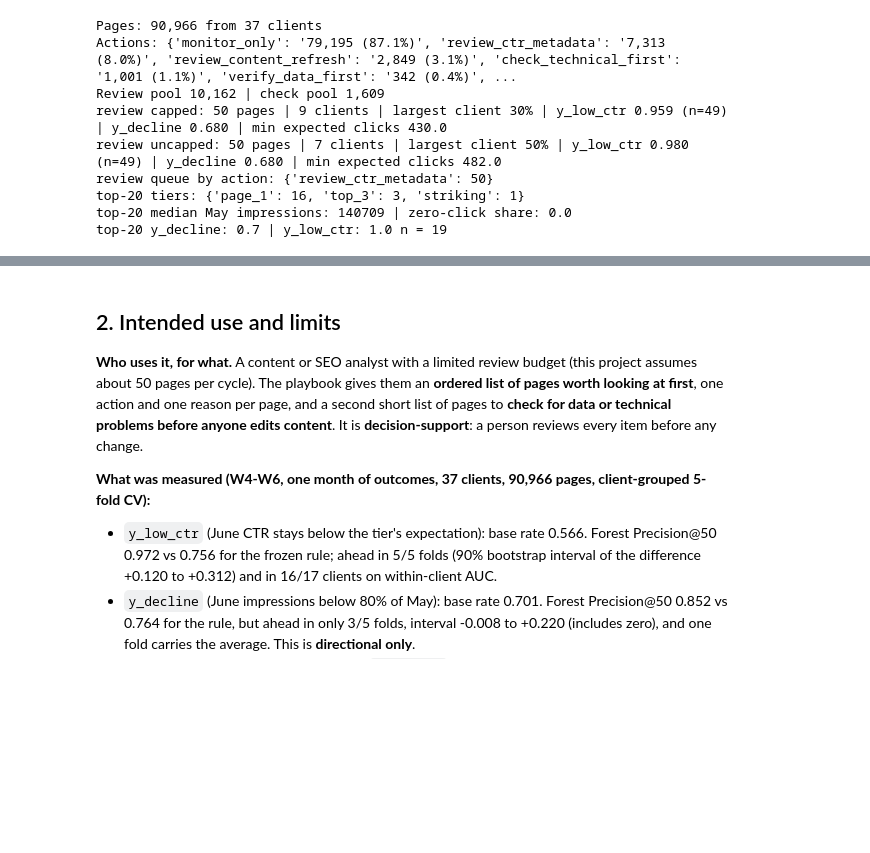
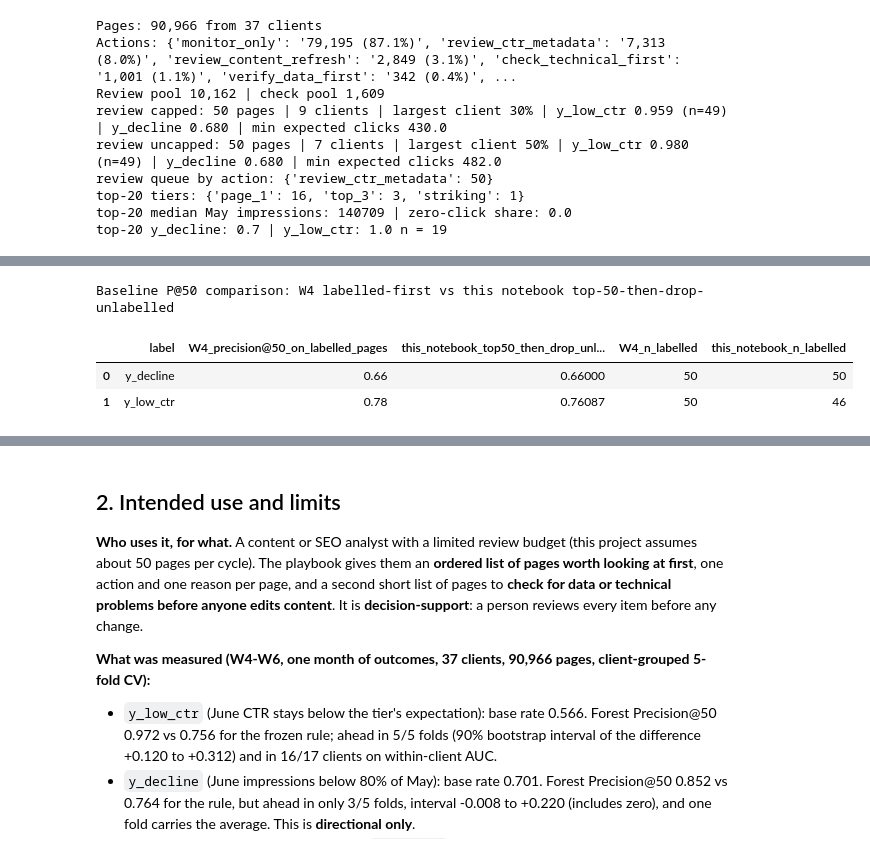
Before and after one commit to LukasDjuric/FlyRank_intership, a Jupyter notebook: work/notebooks/w07_action_playbook.ipynb, the cells around one changed output, grey strips where cells are left out. Drawn from its saved outputs; the diff is of its cells as text; code cells hidden in the pictures; blank space fills up the shorter version.

```diff
--- a/work/notebooks/w07_action_playbook.ipynb
+++ b/work/notebooks/w07_action_playbook.ipynb
@@ -546,3 +552,26 @@ All rates are measured on pages whose clients the model never saw. Base rates: `
 | playbook review, capped | 0.680 | 0.959 (49) |
 
 On `y_low_ctr` the playbook queue is about 20 points above the baseline (0.96 vs 0.76), but with 46 to 49 labelled pages, no interval, and the persistence caveat, I read it as directional. On `y_decline` it is at or below the base rate: do not sell this queue as a decline detector.
+# %%
+baseline_variants = []
+for lab in ["y_decline", "y_low_ctr"]:
+    w4_sub = df[df[lab].notna()].copy()
+    w4_top = w4_sub.sort_values("baseline_action_score", ascending=False).head(50)
+    here_top = df.sort_values("baseline_action_score", ascending=False).head(50).copy()
+    here_lab = here_top[here_top[lab].notna()]
+    baseline_variants.append({
+        "label": lab,
+        "W4_precision@50_on_labelled_pages": float(w4_top[lab].mean()),
+        "this_notebook_top50_then_drop_unlabelled": float(here_lab[lab].mean()) if len(here_lab) else np.nan,
+        "W4_n_labelled": int(w4_top[lab].notna().sum()),
+        "this_notebook_n_labelled": int(here_lab[lab].notna().sum()),
+    })
+
+baseline_compare = pd.DataFrame(baseline_variants)
+print("Baseline P@50 comparison: W4 labelled-first vs this notebook top-50-then-drop-unlabelled")
+display(baseline_compare[["label", "W4_precision@50_on_labelled_pages", "this_notebook_top50_then_drop_unlabelled", "W4_n_labelled", "this_notebook_n_labelled"]])
+# %% [output]
+Baseline P@50 comparison: W4 labelled-first vs this notebook top-50-then-drop-unlabelled
+|  | label | W4_precision@50_on_labelled_pages | this_notebook_top50_then_drop_unl... | W4_n_labelled | this_notebook_n_labelled |
+| 0 | y_decline | 0.66 | 0.66000 | 50 | 50 |
+| 1 | y_low_ctr | 0.78 | 0.76087 | 50 | 46 |
```
Also changed, not shown: parts of 8 cells of this notebook, 7 other files.
